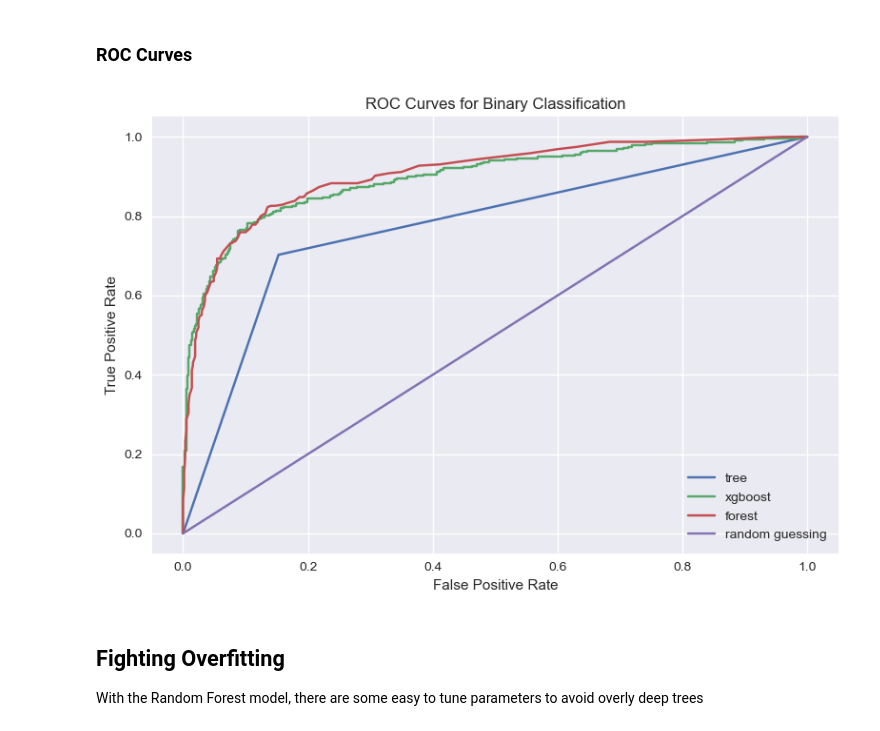
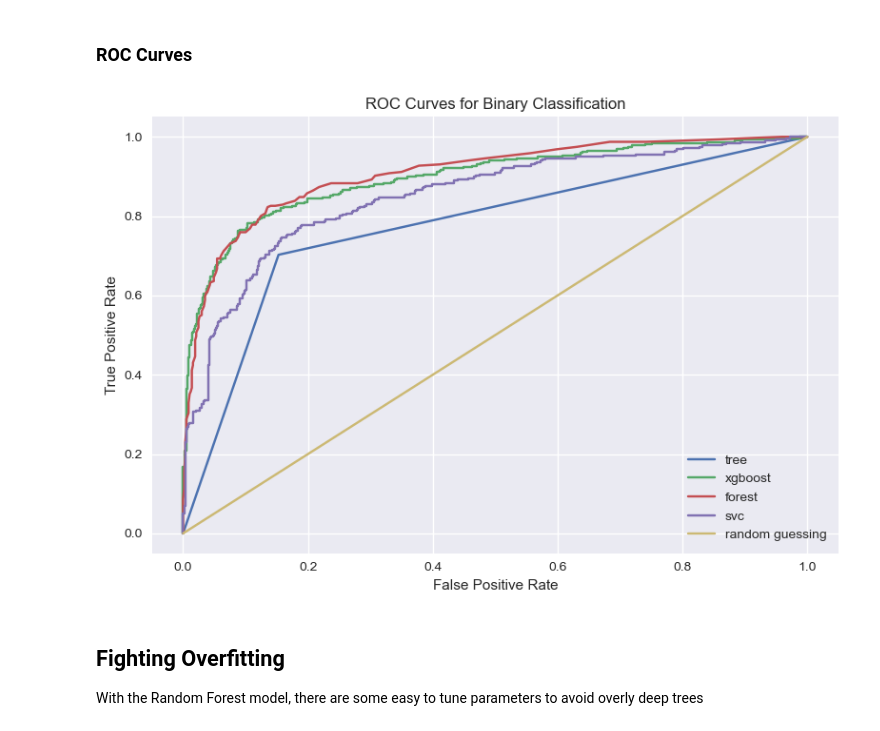
Before and after one commit to AndreJacobsPy/ai-academy-capstone, a Jupyter notebook: modeling.ipynb, the cells around one changed output. Drawn from its saved outputs; the diff is of its cells as text; code cells hidden in the pictures.

```diff
--- a/modeling.ipynb
+++ b/modeling.ipynb
@@ -191,0 +194,7 @@ weighted avg       0.86      0.85      0.85       885
+# %%
+from sklearn.svm import SVC
+
+svc = SVC(C=0.3, random_state=42, probability=True)
+svc.fit(X_train, y_train)
+print(svc.score(X_train, y_train))
+print(classification_report(y_test, svc.predict(X_test)))
@@ -199,23 +218,23 @@ plt.style.use([i for i in plt.style.available if "seaborn" in i][0])
 # %%
 fig, ax = plt.subplots()
 
-for name, model in [("tree", dt_binary), ("xgboost", xgboost_binary), ("forest", rf_binary)]:
+for name, model in [("tree", dt_binary), ("xgboost", xgboost_binary), ("forest", rf_binary), ("svc", svc)]:
     # get data for curve
     probabilities = model.predict_proba(X_test)[:, 1]
     fpr, tpr, _ = roc_curve(y_test, probabilities)
 
     # plot curve
     ax.plot(fpr, tpr, label=name)
 
 # some labels
 ax.plot(np.linspace(0, 1), np.linspace(0, 1), label="random guessing")
 ax.set_title("ROC Curves for Binary Classification")
 ax.set_xlabel("False Positive Rate")
 ax.set_ylabel("True Positive Rate")
 ax.legend()
 plt.tight_layout()
 # %% [output]
-[figure, old version]
+[figure, new version]
 # %% [markdown]
 ## Fighting Overfitting
 
```
Also changed, not shown: parts of 11 cells of this notebook.
